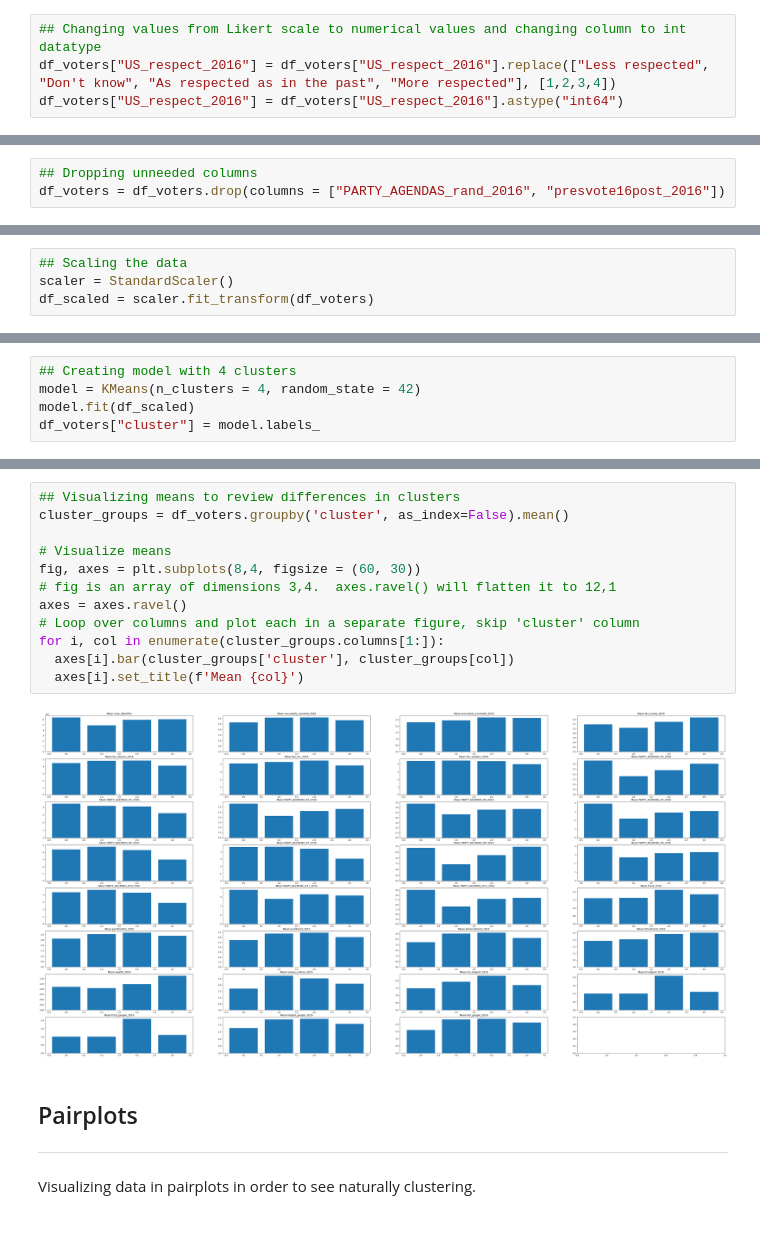
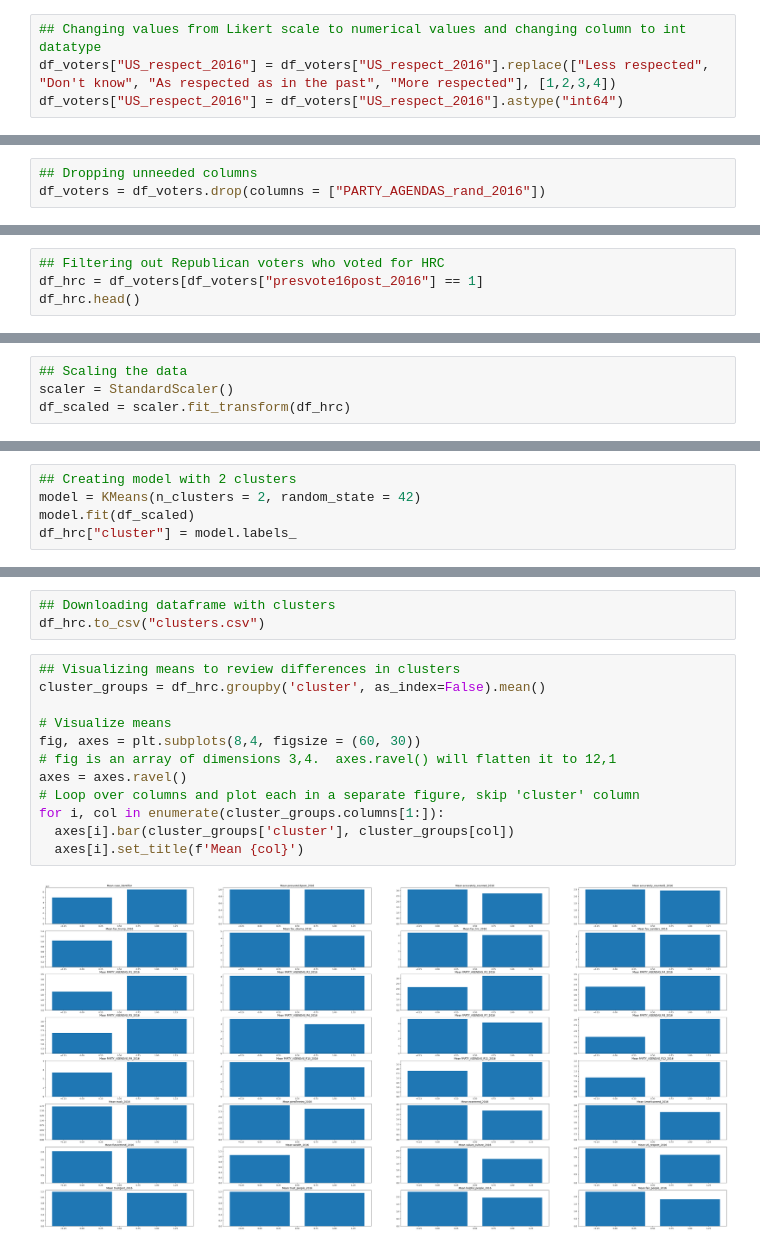
Before and after one commit to JosephHobbs9292/Voter-Classification-and-Feature-Importance, a Jupyter notebook: RFH.ipynb, the cells around one changed output, grey strips where cells are left out. Drawn from its saved outputs; the diff is of its cells as text.

```diff
--- a/RFH.ipynb
+++ b/RFH.ipynb
@@ -297,6 +316,6 @@ df_voters["US_respect_2016"] = df_voters["US_respect_2016"].astype("int64")
 # %%
 ## Dropping unneeded columns
-df_voters = df_voters.drop(columns = ["PARTY_AGENDAS_rand_2016", "presvote16post_2016"])
+df_voters = df_voters.drop(columns = ["PARTY_AGENDAS_rand_2016"])
 # %%
 ## Verifying all columns are all correct
 df_voters.info()
@@ -341,0 +366,4 @@ Discovering the best number of clusters to group by, creating a model to group t
+# %%
+## Filtering out Republican voters who voted for HRC
+df_hrc = df_voters[df_voters["presvote16post_2016"] == 1]
+df_hrc.head()
@@ -342,7 +378,7 @@ Discovering the best number of clusters to group by, creating a model to group t
 # %%
 ## Scaling the data
 scaler = StandardScaler()
-df_scaled = scaler.fit_transform(df_voters)
+df_scaled = scaler.fit_transform(df_hrc)
 # %%
 ## Creating Silhouette Visualization
 silhouette_scores = []
@@ -359,5 +395,5 @@ plt.ylabel('Silhouette Score');
 # %%
-## Creating model with 4 clusters
-model = KMeans(n_clusters = 4, random_state = 42)
+## Creating model with 2 clusters
+model = KMeans(n_clusters = 2, random_state = 42)
 model.fit(df_scaled)
-df_voters["cluster"] = model.labels_
+df_hrc["cluster"] = model.labels_
@@ -375,19 +405,17 @@ cluster_groups
+# %%
+## Downloading dataframe with clusters
+df_hrc.to_csv("clusters.csv")
 # %%
 ## Visualizing means to review differences in clusters
-cluster_groups = df_voters.groupby('cluster', as_index=False).mean()
+cluster_groups = df_hrc.groupby('cluster', as_index=False).mean()
 
 # Visualize means
 fig, axes = plt.subplots(8,4, figsize = (60, 30))
 # fig is an array of dimensions 3,4.  axes.ravel() will flatten it to 12,1
 axes = axes.ravel()
 # Loop over columns and plot each in a separate figure, skip 'cluster' column
 for i, col in enumerate(cluster_groups.columns[1:]):
   axes[i].bar(cluster_groups['cluster'], cluster_groups[col])
   axes[i].set_title(f'Mean {col}')
 # %% [output]
-[figure, old version]
+[figure, new version]
-# %% [markdown]
-## Pairplots
----
-
-Visualizing data in pairplots in order to see naturally clustering.
```
Also changed, not shown: parts of 28 cells of this notebook.
